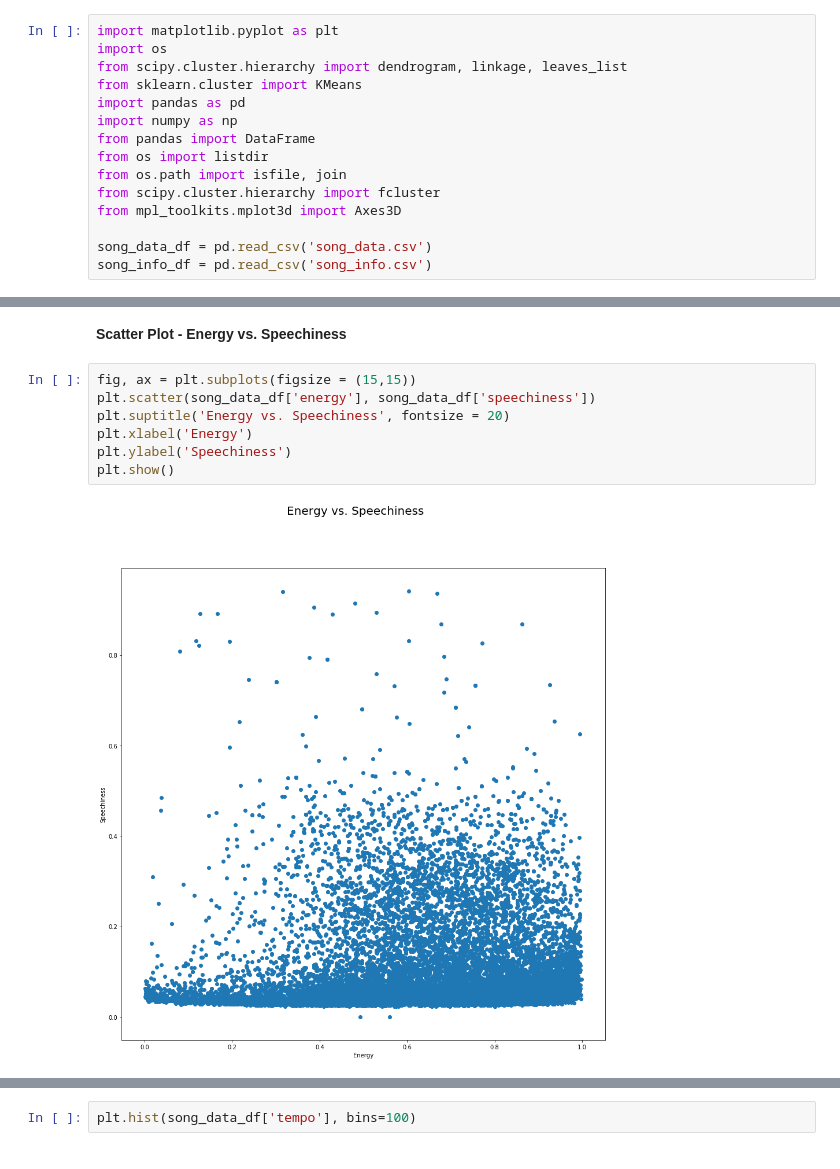
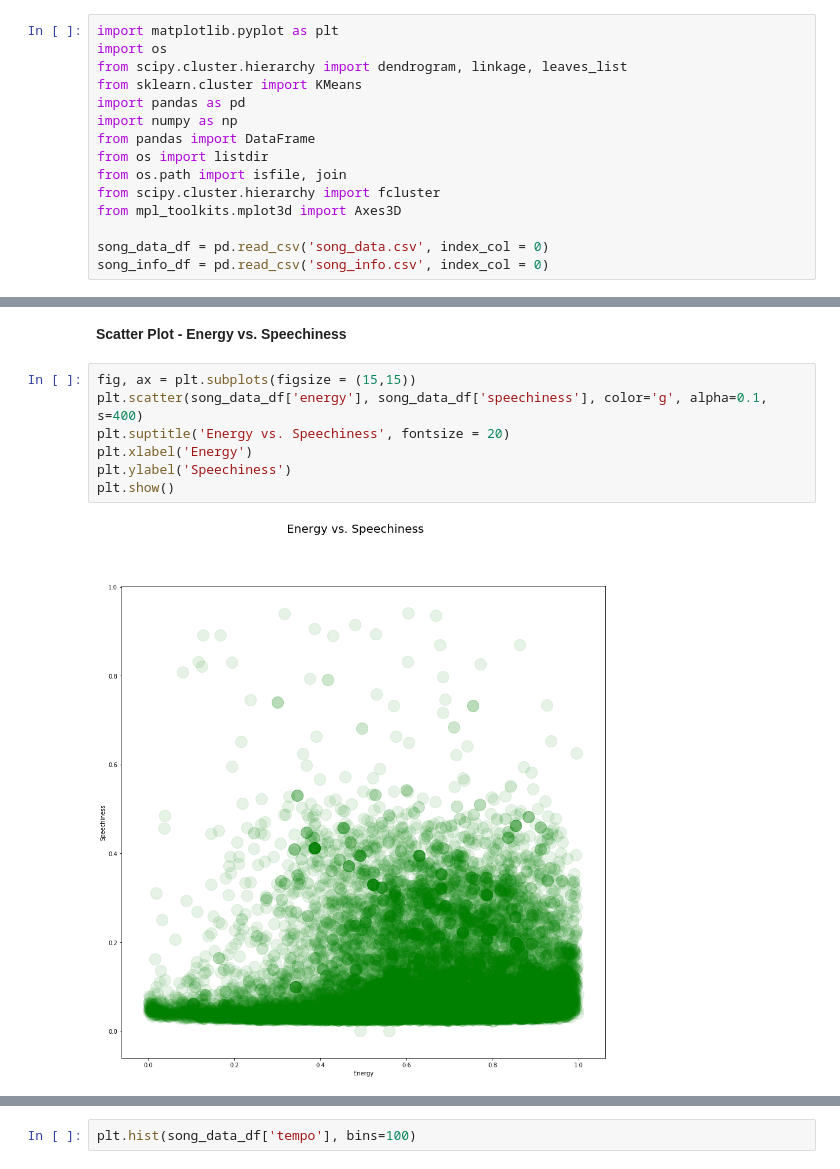
Before and after one commit to edalrami/spotify_clustering, a Jupyter notebook: Project 2.ipynb, the cells around one changed output, grey strips where cells are left out. Cells and saved outputs as stored; diff of their text form.

```diff
--- a/Project 2.ipynb
+++ b/Project 2.ipynb
@@ -46,8 +46,8 @@ from os.path import isfile, join
 from scipy.cluster.hierarchy import fcluster
 from mpl_toolkits.mplot3d import Axes3D
 
-song_data_df = pd.read_csv('song_data.csv')
-song_info_df = pd.read_csv('song_info.csv')
+song_data_df = pd.read_csv('song_data.csv', index_col = 0)
+song_info_df = pd.read_csv('song_info.csv', index_col = 0)
 # %% [markdown]
 <b><font color="blue" size = 4>b)</font> Stakeholder</b>: Describe your stakeholder. Who is the potential sponsor of your project? For example: a real estate investor, the police department, a city mayor, etc.
 # %% [markdown]
@@ -271,11 +268,11 @@ plt.show()
 **Scatter Plot - Energy vs. Speechiness**
 # %%
 fig, ax = plt.subplots(figsize = (15,15))
-plt.scatter(song_data_df['energy'], song_data_df['speechiness'])
+plt.scatter(song_data_df['energy'], song_data_df['speechiness'], color='g', alpha=0.1, s=400)
 plt.suptitle('Energy vs. Speechiness', fontsize = 20)
 plt.xlabel('Energy')
 plt.ylabel('Speechiness')
 plt.show()
 # %% [output]
-[figure, old version]
+[figure, new version]
 # %%
```
Also changed, not shown: parts of 10 cells of this notebook, 1 other file.
